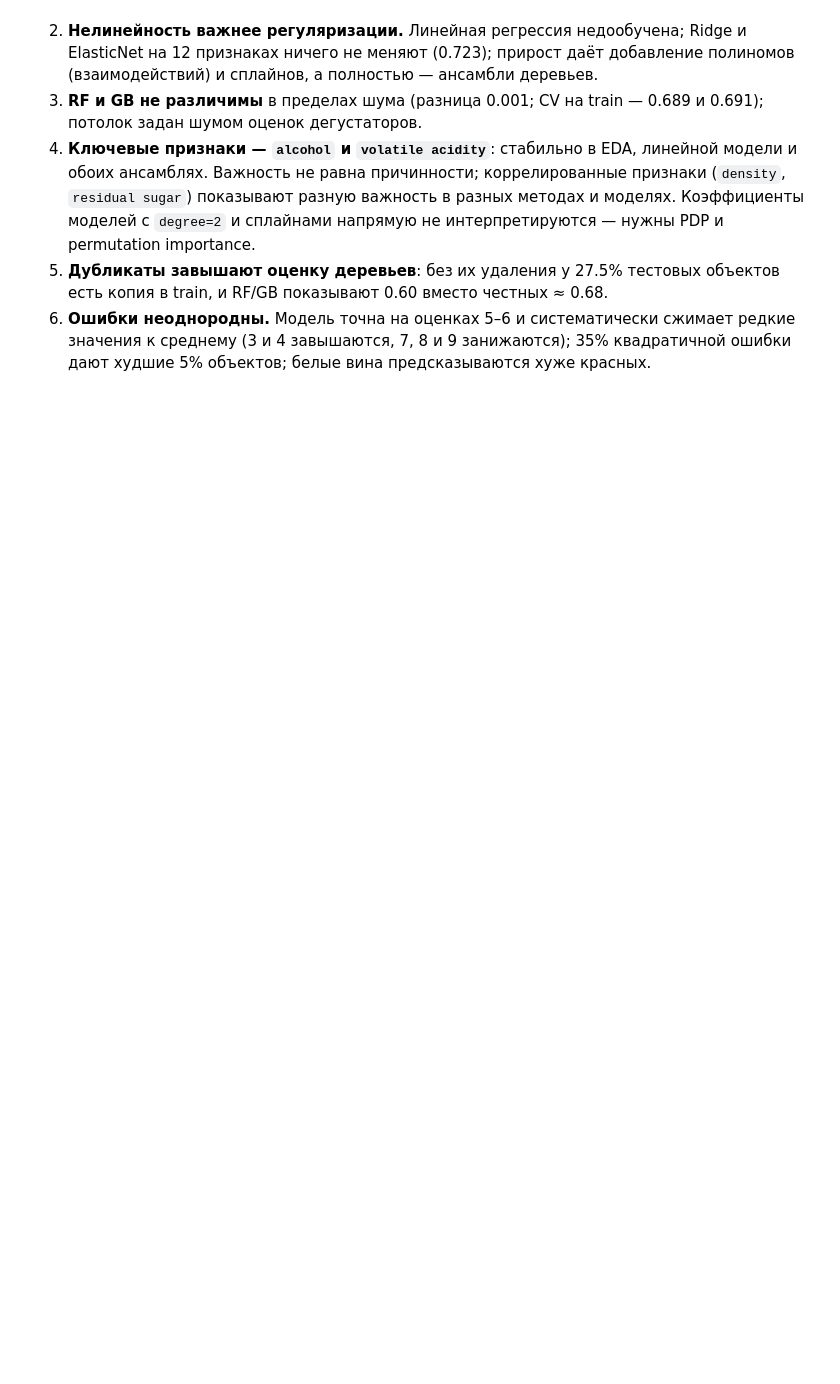
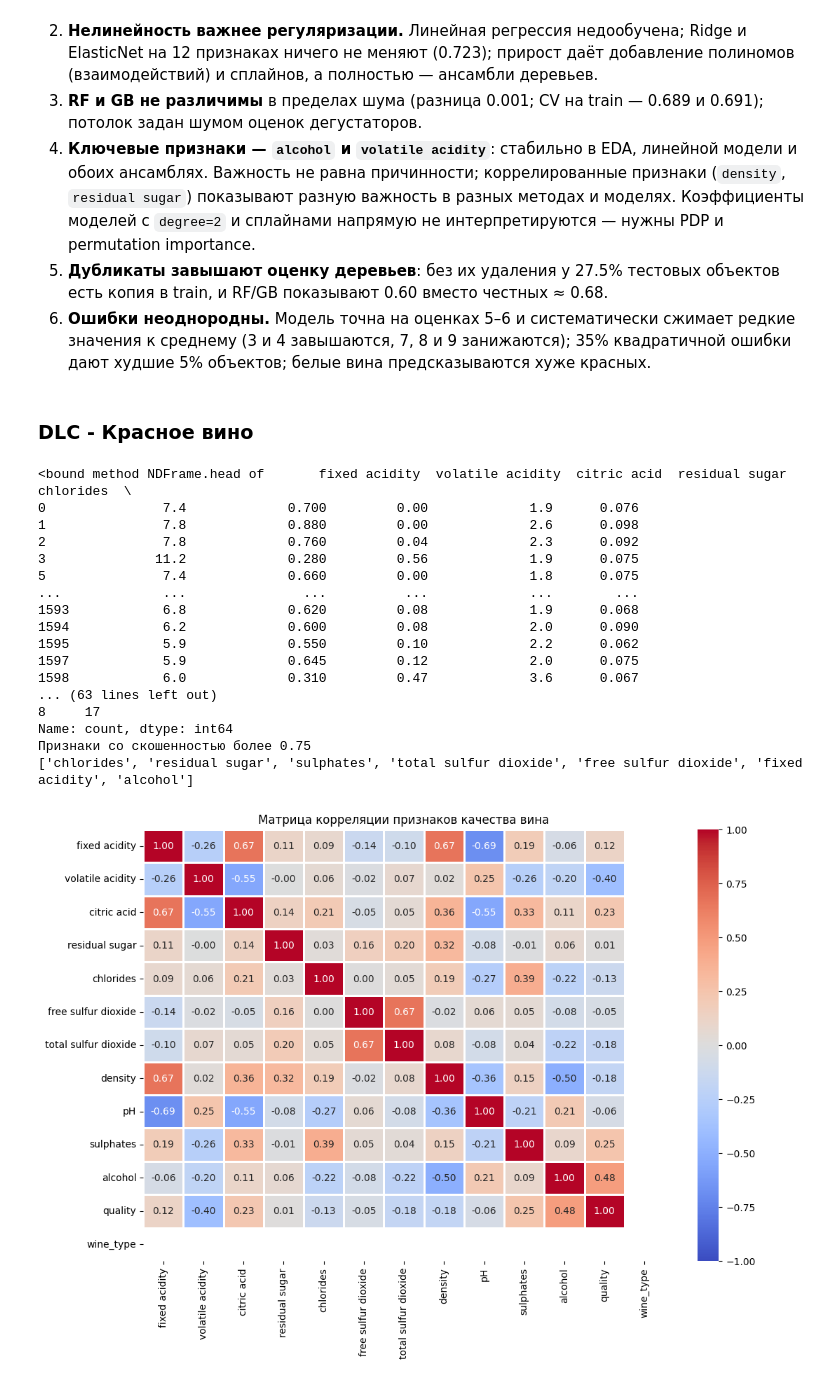
Before and after one commit to dalginichev1/ml_course_mai, a Jupyter notebook: regression/lab1.ipynb, the cells around one changed output. Cells and saved outputs as stored; diff of their text form; code cells hidden in the pictures; blank space fills up the shorter version.

```diff
--- a/regression/lab1.ipynb
+++ b/regression/lab1.ipynb
@@ -833,3 +833,44 @@ MAE по типу вина: {0: 0.451, 1: 0.551} (0 — красное, 1 — б
 4. **Ключевые признаки — `alcohol` и `volatile acidity`**: стабильно в EDA, линейной модели и обоих ансамблях. Важность не равна причинности; коррелированные признаки (`density`, `residual sugar`) показывают разную важность в разных методах и моделях. Коэффициенты моделей с `degree=2` и сплайнами напрямую не интерпретируются — нужны PDP и permutation importance.
 5. **Дубликаты завышают оценку деревьев**: без их удаления у 27.5% тестовых объектов есть копия в train, и RF/GB показывают 0.60 вместо честных ≈ 0.68.
 6. **Ошибки неоднородны.** Модель точна на оценках 5–6 и систематически сжимает редкие значения к среднему (3 и 4 завышаются, 7, 8 и 9 занижаются); 35% квадратичной ошибки дают худшие 5% объектов; белые вина предсказываются хуже красных.
+# %% [markdown]
+### DLC - Красное вино
+# %%
+red = red.drop_duplicates()
+
+print(red.head)
+print(red.describe())
+print(red["quality"].value_counts().sort_index())
+corr_matrix = red.select_dtypes(include='number').corr()
+
+numeric_feautures = red.select_dtypes(include="number").columns
+skewness = red[numeric_feautures].skew().sort_values(ascending=False)
+skewed = skewness[abs(skewness) > 0.75].index.tolist()
+print(f"Признаки со скошенностью более {0.75}")
+print(skewed)
+
+plt.figure(figsize=(12, 8))
+
+sns.heatmap(corr_matrix, vmin=-1, vmax=1, annot=True, cmap="coolwarm", fmt=".2f", linewidths=1.0)
+
+plt.title("Матрица корреляции признаков качества вина")
+plt.show()
+# %% [output]
+<bound method NDFrame.head of       fixed acidity  volatile acidity  citric acid  residual sugar  chlorides  \
+0               7.4             0.700         0.00             1.9      0.076
+1               7.8             0.880         0.00             2.6      0.098
+2               7.8             0.760         0.04             2.3      0.092
+3              11.2             0.280         0.56             1.9      0.075
+5               7.4             0.660         0.00             1.8      0.075
+...             ...               ...          ...             ...        ...
+1593            6.8             0.620         0.08             1.9      0.068
+1594            6.2             0.600         0.08             2.0      0.090
+1595            5.9             0.550         0.10             2.2      0.062
+1597            5.9             0.645         0.12             2.0      0.075
+1598            6.0             0.310         0.47             3.6      0.067
+... (63 lines left out)
+8     17
+Name: count, dtype: int64
+Признаки со скошенностью более 0.75
+['chlorides', 'residual sugar', 'sulphates', 'total sulfur dioxide', 'free sulfur dioxide', 'fixed acidity', 'alcohol']
+[figure, added]
```
Also changed, not shown: parts of 10 cells of this notebook.
